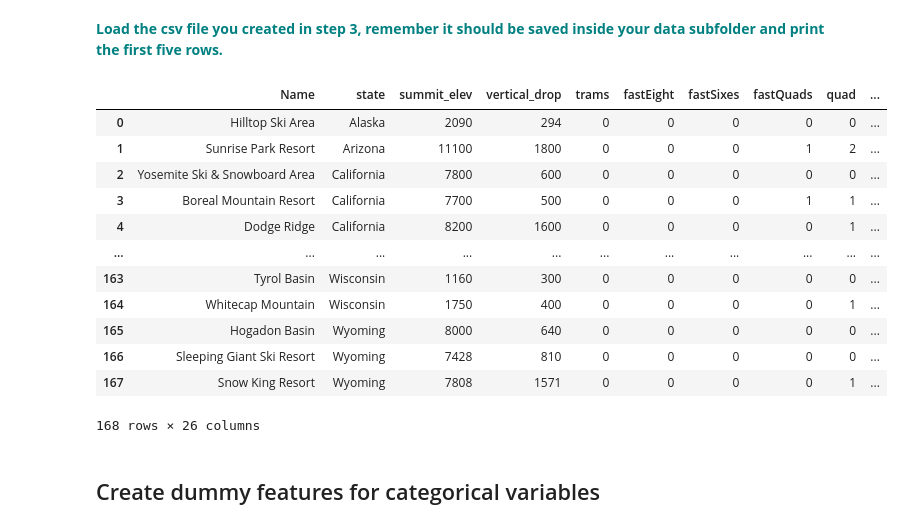
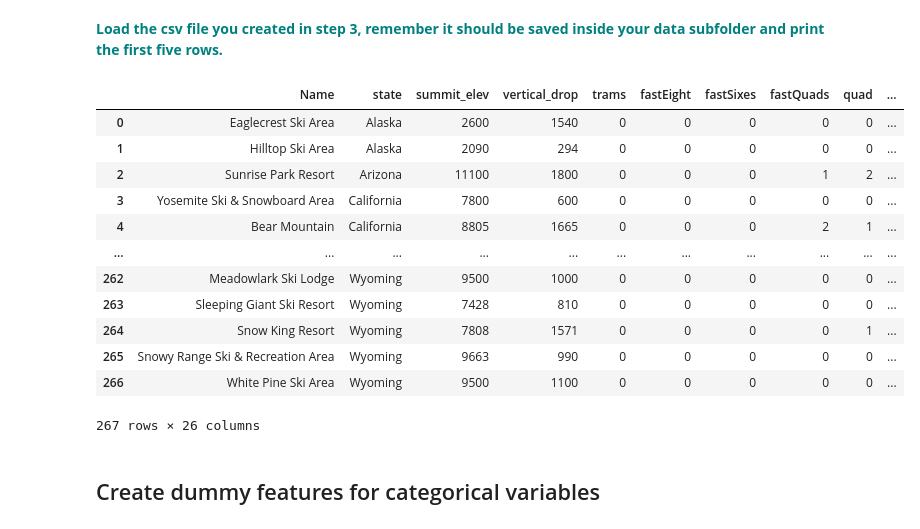
Before and after one commit to sequester21/Sb427c, a Jupyter notebook: Guided Capstone/Notebook_stepfourandfive.ipynb, the cells around one changed output. Cells and saved outputs as stored; diff of their text form; code cells hidden in the pictures.

```diff
--- a/Guided Capstone/Notebook_stepfourandfive.ipynb
+++ b/Guided Capstone/Notebook_stepfourandfive.ipynb
@@ -44,23 +44,22 @@ os.getcwd()
 # %% [markdown]
 **<font color='teal'>  Load the csv file you created in step 3, remember it should be saved inside your data subfolder and print the first five rows.</font>**
 # %%
-df = pd.read_csv("data/step3_output.csv", index_col = 0)
-df = df.reset_index(drop=True)
+df = pd.read_csv("data/step3_output.csv")
 df
 # %% [output]
 |  | Name | state | summit_elev | vertical_drop | trams | fastEight | fastSixes | fastQuads | quad | ... |
-| 0 | Hilltop Ski Area | Alaska | 2090 | 294 | 0 | 0 | 0 | 0 | 0 | ... |
-| 1 | Sunrise Park Resort | Arizona | 11100 | 1800 | 0 | 0 | 0 | 1 | 2 | ... |
-| 2 | Yosemite Ski & Snowboard Area | California | 7800 | 600 | 0 | 0 | 0 | 0 | 0 | ... |
-| 3 | Boreal Mountain Resort | California | 7700 | 500 | 0 | 0 | 0 | 1 | 1 | ... |
-| 4 | Dodge Ridge | California | 8200 | 1600 | 0 | 0 | 0 | 0 | 1 | ... |
+| 0 | Eaglecrest Ski Area | Alaska | 2600 | 1540 | 0 | 0 | 0 | 0 | 0 | ... |
+| 1 | Hilltop Ski Area | Alaska | 2090 | 294 | 0 | 0 | 0 | 0 | 0 | ... |
+| 2 | Sunrise Park Resort | Arizona | 11100 | 1800 | 0 | 0 | 0 | 1 | 2 | ... |
+| 3 | Yosemite Ski & Snowboard Area | California | 7800 | 600 | 0 | 0 | 0 | 0 | 0 | ... |
+| 4 | Bear Mountain | California | 8805 | 1665 | 0 | 0 | 0 | 2 | 1 | ... |
 | ... | ... | ... | ... | ... | ... | ... | ... | ... | ... | ... |
-| 163 | Tyrol Basin | Wisconsin | 1160 | 300 | 0 | 0 | 0 | 0 | 0 | ... |
-| 164 | Whitecap Mountain | Wisconsin | 1750 | 400 | 0 | 0 | 0 | 0 | 1 | ... |
-| 165 | Hogadon Basin | Wyoming | 8000 | 640 | 0 | 0 | 0 | 0 | 0 | ... |
-| 166 | Sleeping Giant Ski Resort | Wyoming | 7428 | 810 | 0 | 0 | 0 | 0 | 0 | ... |
-| 167 | Snow King Resort | Wyoming | 7808 | 1571 | 0 | 0 | 0 | 0 | 1 | ... |
+| 262 | Meadowlark Ski Lodge | Wyoming | 9500 | 1000 | 0 | 0 | 0 | 0 | 0 | ... |
+| 263 | Sleeping Giant Ski Resort | Wyoming | 7428 | 810 | 0 | 0 | 0 | 0 | 0 | ... |
+| 264 | Snow King Resort | Wyoming | 7808 | 1571 | 0 | 0 | 0 | 0 | 1 | ... |
+| 265 | Snowy Range Ski & Recreation Area | Wyoming | 9663 | 990 | 0 | 0 | 0 | 0 | 0 | ... |
+| 266 | White Pine Ski Area | Wyoming | 9500 | 1100 | 0 | 0 | 0 | 0 | 0 | ... |
-168 rows × 26 columns
+267 rows × 26 columns
 # %% [markdown]
 ## Create dummy features for categorical variables
 # %% [markdown]
```
Also changed, not shown: parts of 19 cells of this notebook.
